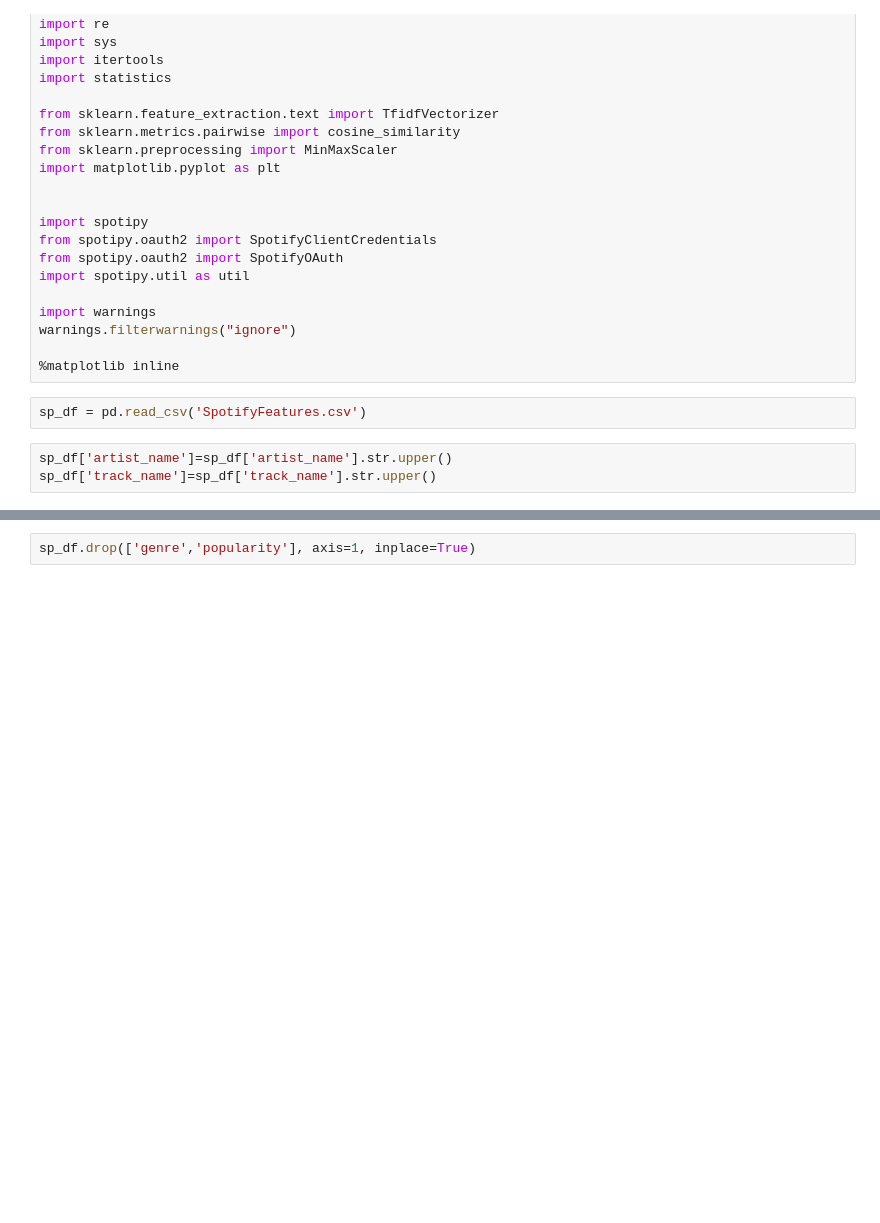
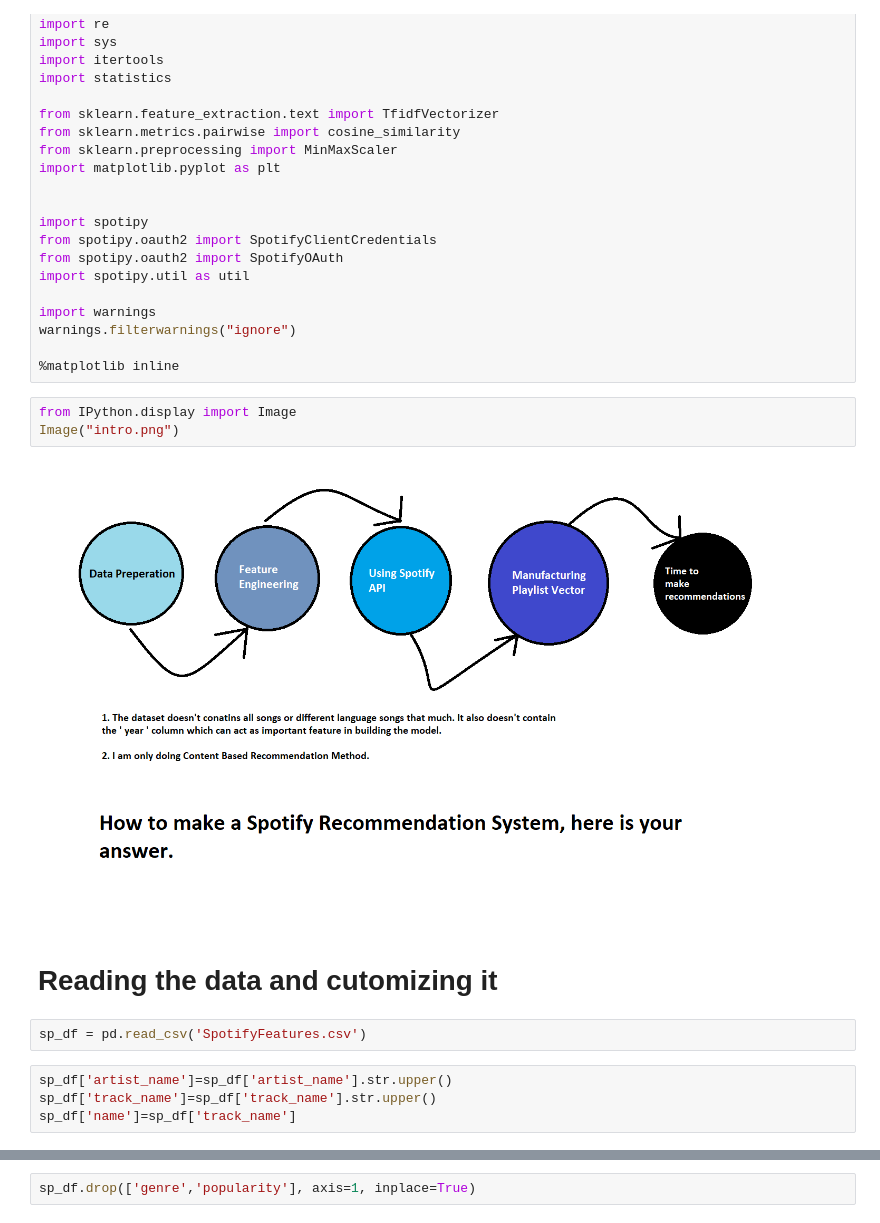
Before and after one commit to wandererabir/Spotify-Recommendation-System, a Jupyter notebook: Engine.ipynb, the cells around one changed output, grey strips where cells are left out. Drawn from its saved outputs; the diff is of its cells as text; blank space fills up the shorter version.

```diff
--- a/Engine.ipynb
+++ b/Engine.ipynb
@@ -22,11 +24,19 @@ import warnings
 warnings.filterwarnings("ignore")
 
 %matplotlib inline
+# %%
+from IPython.display import Image
+Image("intro.png")
+# %% [output]
+[figure, added]
+# %% [markdown]
+# Reading the data and cutomizing it
 # %%
 sp_df = pd.read_csv('SpotifyFeatures.csv')
 # %%
 sp_df['artist_name']=sp_df['artist_name'].str.upper()
 sp_df['track_name']=sp_df['track_name'].str.upper()
+sp_df['name']=sp_df['track_name']
 # %%
 sp_df
 # %% [output]
```
Also changed, not shown: parts of 47 cells of this notebook, 2 other files.
